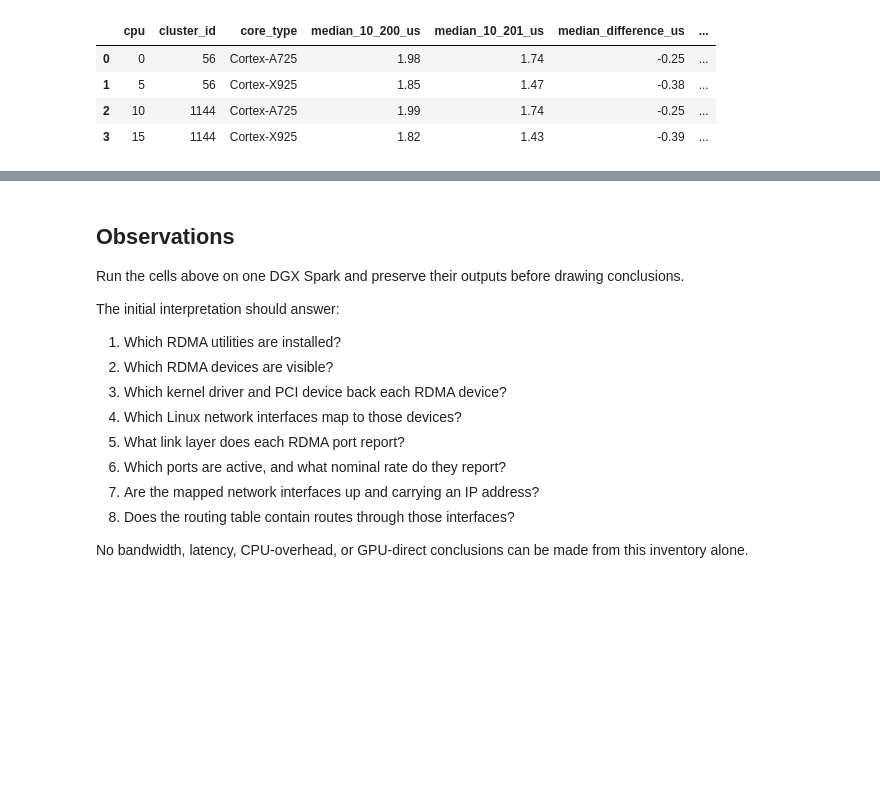
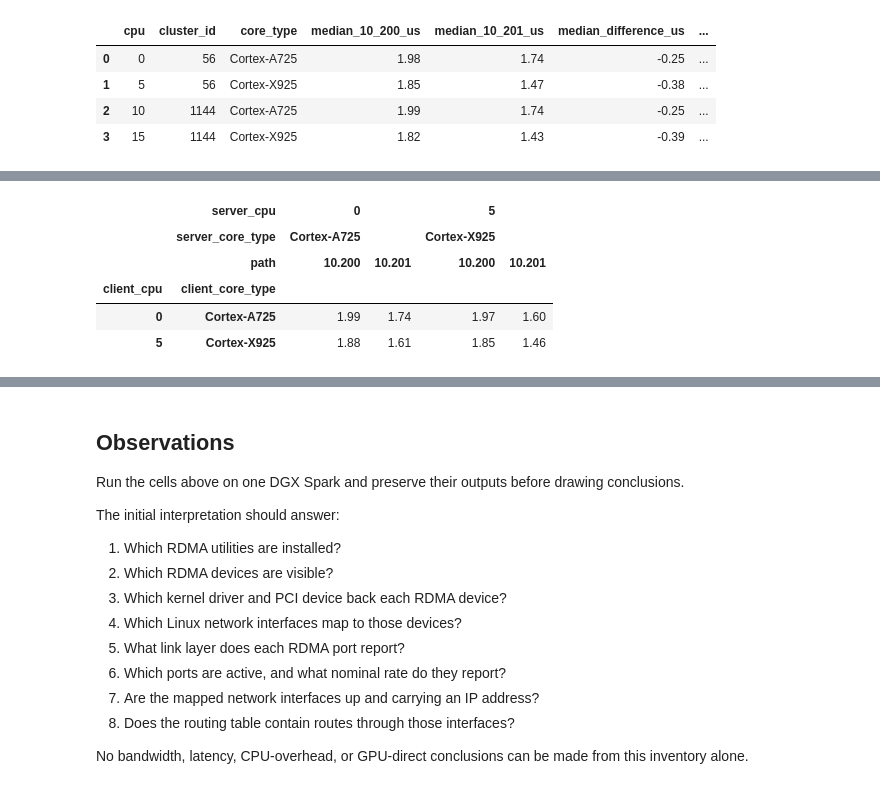
Before and after one commit to coert/dgx-spark-lab, a Jupyter notebook: experiments/00-foundations/09-rdma-fundamentals.ipynb, the cells around one changed output, grey strips where cells are left out. Drawn from its saved outputs; the diff is of its cells as text; code cells hidden in the pictures; blank space fills up the shorter version.

```diff
--- a/experiments/00-foundations/09-rdma-fundamentals.ipynb
+++ b/experiments/00-foundations/09-rdma-fundamentals.ipynb
@@ -1469,0 +1829,15 @@ display(cpu_path_difference_summary_df)
+# %%
+asymmetric_effects_df = asymmetric_latency_summary_df.pivot_table(
+    index=["client_cpu", "client_core_type"],
+    columns=["server_cpu", "server_core_type", "path"],
+    values="median_average_us",
+)
+
+display(asymmetric_effects_df)
+# %% [output]
+|  | server_cpu | 0 |  | 5 |  |
+|  | server_core_type | Cortex-A725 |  | Cortex-X925 |  |
+|  | path | 10.200 | 10.201 | 10.200 | 10.201 |
+| client_cpu | client_core_type |  |  |  |  |
+| 0 | Cortex-A725 | 1.99 | 1.74 | 1.97 | 1.60 |
+| 5 | Cortex-X925 | 1.88 | 1.61 | 1.85 | 1.46 |
```
Also changed, not shown: parts of 8 cells of this notebook.
